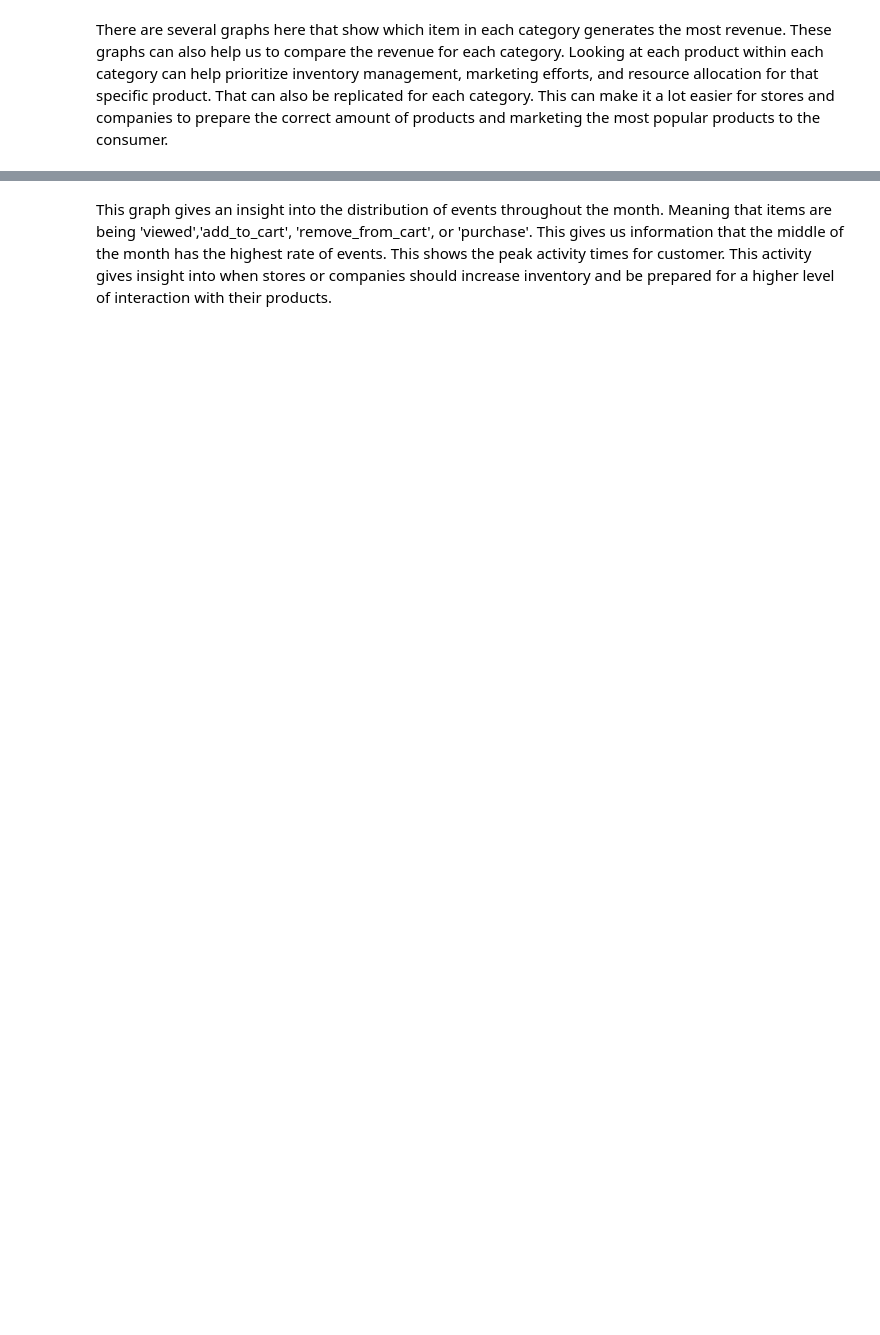
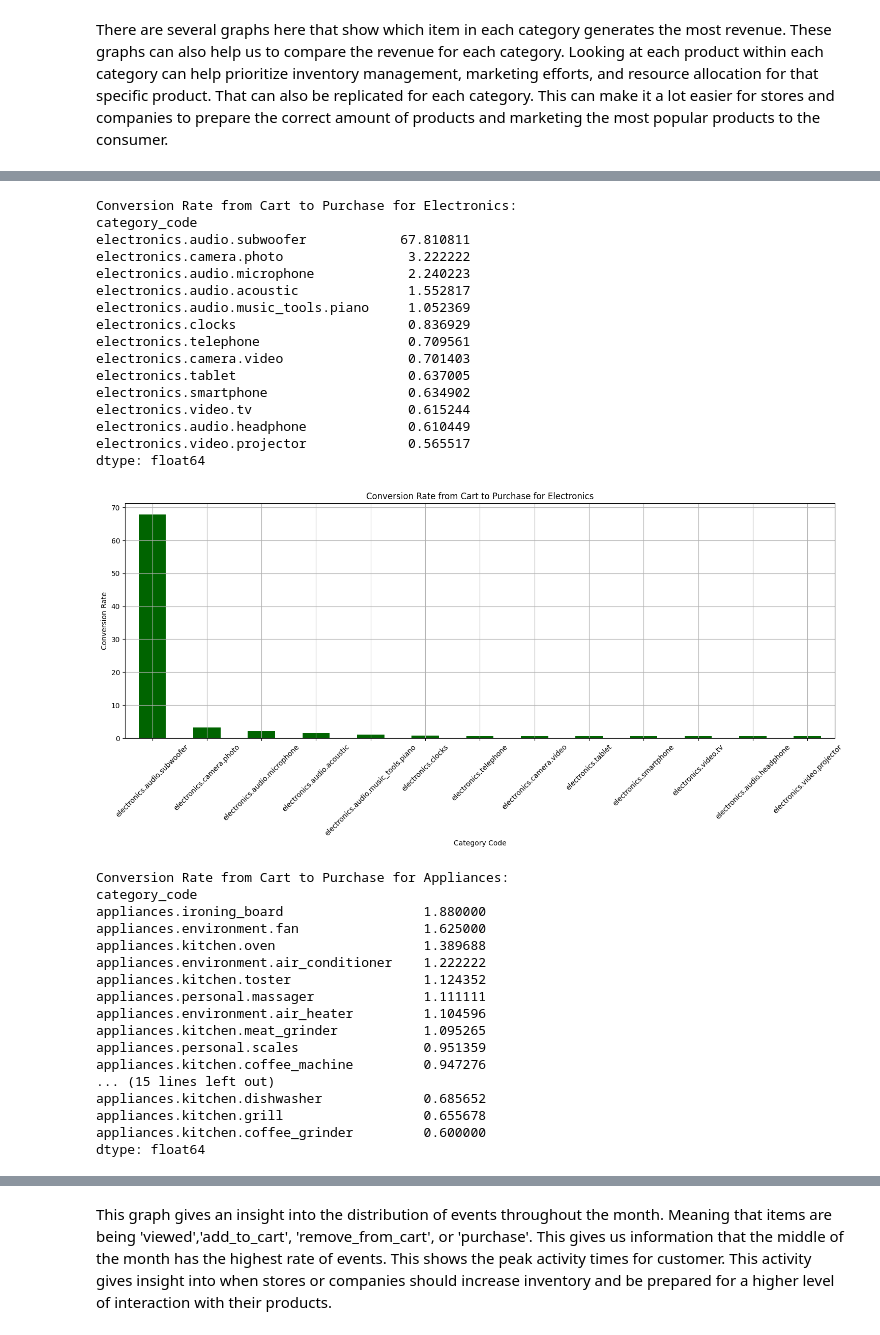
Before and after one commit to abaig32/Purchasing-Patterns-and-Behavior, a Jupyter notebook: E-Commerce Behavior Dataset/notebooks/E-Commerce Behavior Dataset Exploration.ipynb, the cells around one changed output, grey strips where cells are left out. Drawn from its saved outputs; the diff is of its cells as text; code cells hidden in the pictures; blank space fills up the shorter version.

```diff
--- a/E-Commerce Behavior Dataset/notebooks/E-Commerce Behavior Dataset Exploration.ipynb
+++ b/E-Commerce Behavior Dataset/notebooks/E-Commerce Behavior Dataset Exploration.ipynb
@@ -275,19 +398,59 @@ plt.show()
 # %%
 #20 What category has the highest conversion rate from cart to purchase?
 
-cart_events = df[df['event_type'] == 'cart']
-purchase_events = df[df['event_type'] == 'purchase']
-conversion_rate = purchase_events.groupby('category_code').size() / cart_events.groupby('category_code').size()
-conversion_rate = conversion_rate.sort_values(ascending=False)
+categories = ['electronics', 'appliances']
 
-print("Conversion Rate from Cart to Purchase per Category:")
-print(conversion_rate)
+# Loop through each category and generate a plot
+for category in categories:
+    filtered_cart_events = df[(df['event_type'] == 'cart') & (df['category_code'].str.contains(category))]
+    filtered_purchase_events = df[(df['event_type'] == 'purchase') & (df['category_code'].str.contains(category))]
 
-plt.figure(figsize=(12, 6))
-conversion_rate.plot(kind='bar', color='darkgreen')
-plt.title('Conversion Rate from Cart to Purchase by Category')
-plt.xlabel('Category Code')
-plt.ylabel('Conversion Rate')
-plt.xticks(rotation=45)
-plt.grid(True)
-plt.show()
+    conversion_rate = filtered_purchase_events.groupby('category_code').size() / filtered_cart_events.groupby('category_code').size()
+    conversion_rate = conversion_rate.sort_values(ascending=False)
+
+    print(f"Conversion Rate from Cart to Purchase for {category.capitalize()}:")
+    print(conversion_rate)
+
+    plt.figure(figsize=(18, 6))
+    conversion_rate.plot(kind='bar', color='darkgreen')
+    plt.title(f'Conversion Rate from Cart to Purchase for {category.capitalize()}')
+    plt.xlabel('Category Code')
+    plt.ylabel('Conversion Rate')
+    plt.xticks(rotation=45)
+    plt.grid(True)
+    plt.show()
+# %% [output]
+Conversion Rate from Cart to Purchase for Electronics:
+category_code
+electronics.audio.subwoofer            67.810811
+electronics.camera.photo                3.222222
+electronics.audio.microphone            2.240223
+electronics.audio.acoustic              1.552817
+electronics.audio.music_tools.piano     1.052369
+electronics.clocks                      0.836929
+electronics.telephone                   0.709561
+electronics.camera.video                0.701403
+electronics.tablet                      0.637005
+electronics.smartphone                  0.634902
+electronics.video.tv                    0.615244
+electronics.audio.headphone             0.610449
+electronics.video.projector             0.565517
+dtype: float64
+[figure, added]
+Conversion Rate from Cart to Purchase for Appliances:
+category_code
+appliances.ironing_board                  1.880000
+appliances.environment.fan                1.625000
+appliances.kitchen.oven                   1.389688
+appliances.environment.air_conditioner    1.222222
+appliances.kitchen.toster                 1.124352
+appliances.personal.massager              1.111111
+appliances.environment.air_heater         1.104596
+appliances.kitchen.meat_grinder           1.095265
+appliances.personal.scales                0.951359
+appliances.kitchen.coffee_machine         0.947276
+... (15 lines left out)
+appliances.kitchen.dishwasher             0.685652
+appliances.kitchen.grill                  0.655678
+appliances.kitchen.coffee_grinder         0.600000
+dtype: float64
```
Also changed, not shown: parts of 43 cells of this notebook, 2 other files.
